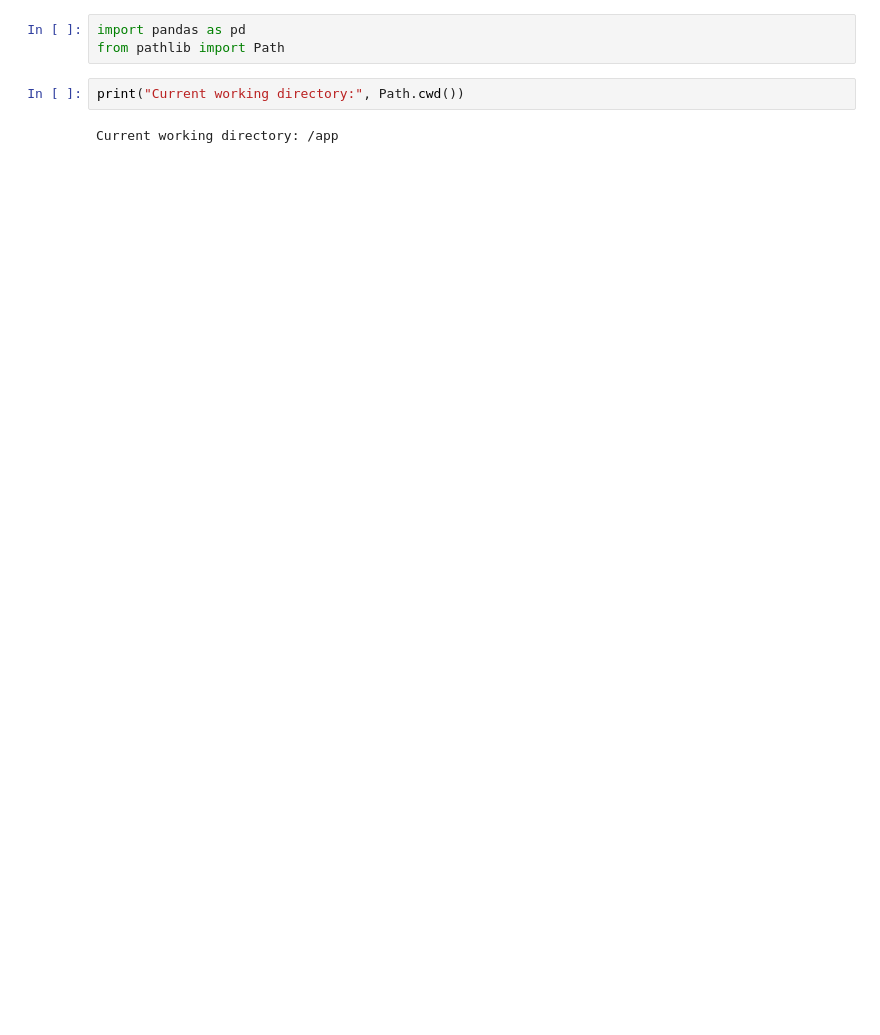
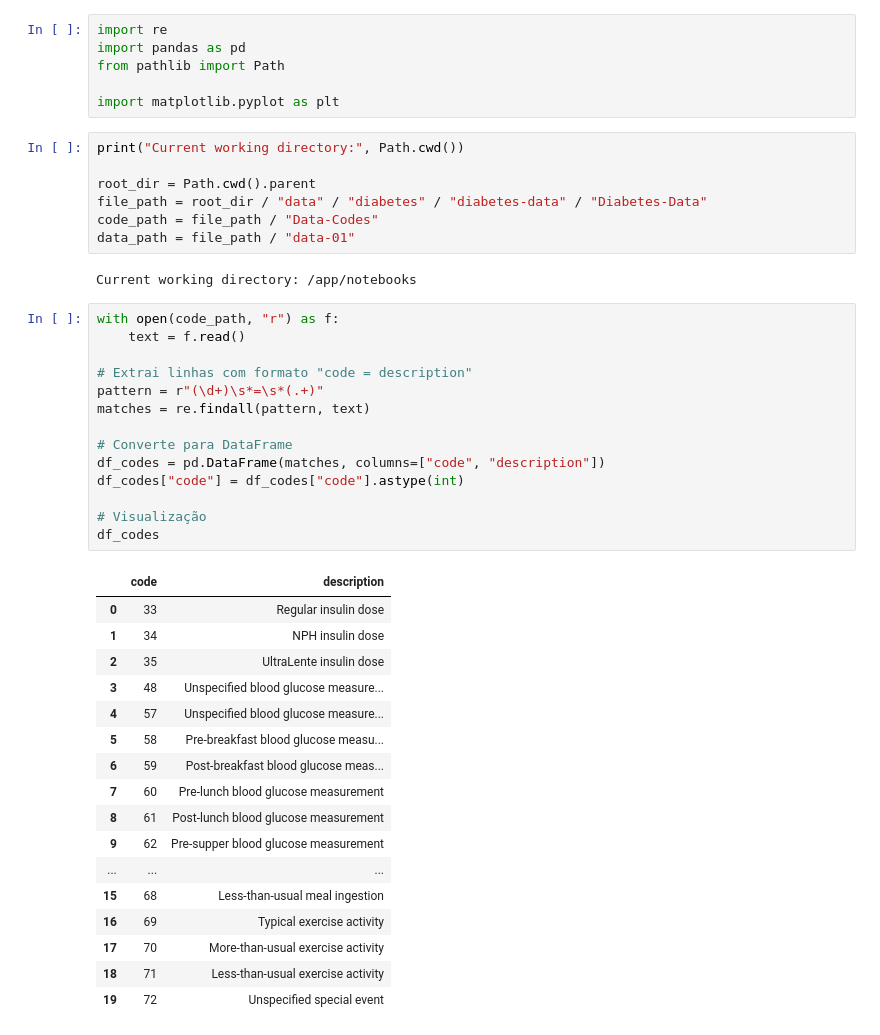
Before and after one commit to ezschneider/healthgan, a Jupyter notebook: notebooks/eda.ipynb, the cells around one changed output. Cells and saved outputs as stored; diff of their text form; blank space fills up the shorter version.

```diff
--- a/notebooks/eda.ipynb
+++ b/notebooks/eda.ipynb
@@ -1,8 +1,48 @@
 # %%
+import re
 import pandas as pd
 from pathlib import Path
+
+import matplotlib.pyplot as plt
 # %%
 print("Current working directory:", Path.cwd())
+
+root_dir = Path.cwd().parent
+file_path = root_dir / "data" / "diabetes" / "diabetes-data" / "Diabetes-Data"
+code_path = file_path / "Data-Codes"
+data_path = file_path / "data-01"
 # %% [output]
-Current working directory: /app
+Current working directory: /app/notebooks
+# %%
+with open(code_path, "r") as f:
+    text = f.read()
+
+# Extrai linhas com formato "code = description"
+pattern = r"(\d+)\s*=\s*(.+)"
+matches = re.findall(pattern, text)
+
+# Converte para DataFrame
+df_codes = pd.DataFrame(matches, columns=["code", "description"])
+df_codes["code"] = df_codes["code"].astype(int)
+
+# Visualização
+df_codes
+# %% [output]
+|  | code | description |
+| 0 | 33 | Regular insulin dose |
+| 1 | 34 | NPH insulin dose |
+| 2 | 35 | UltraLente insulin dose |
+| 3 | 48 | Unspecified blood glucose measure... |
+| 4 | 57 | Unspecified blood glucose measure... |
+| 5 | 58 | Pre-breakfast blood glucose measu... |
+| 6 | 59 | Post-breakfast blood glucose meas... |
+| 7 | 60 | Pre-lunch blood glucose measurement |
+| 8 | 61 | Post-lunch blood glucose measurement |
+| 9 | 62 | Pre-supper blood glucose measurement |
+| ... | ... | ... |
+| 15 | 68 | Less-than-usual meal ingestion |
+| 16 | 69 | Typical exercise activity |
+| 17 | 70 | More-than-usual exercise activity |
+| 18 | 71 | Less-than-usual exercise activity |
+| 19 | 72 | Unspecified special event |
 # %%
```
Also changed, not shown: parts of 11 cells of this notebook.
